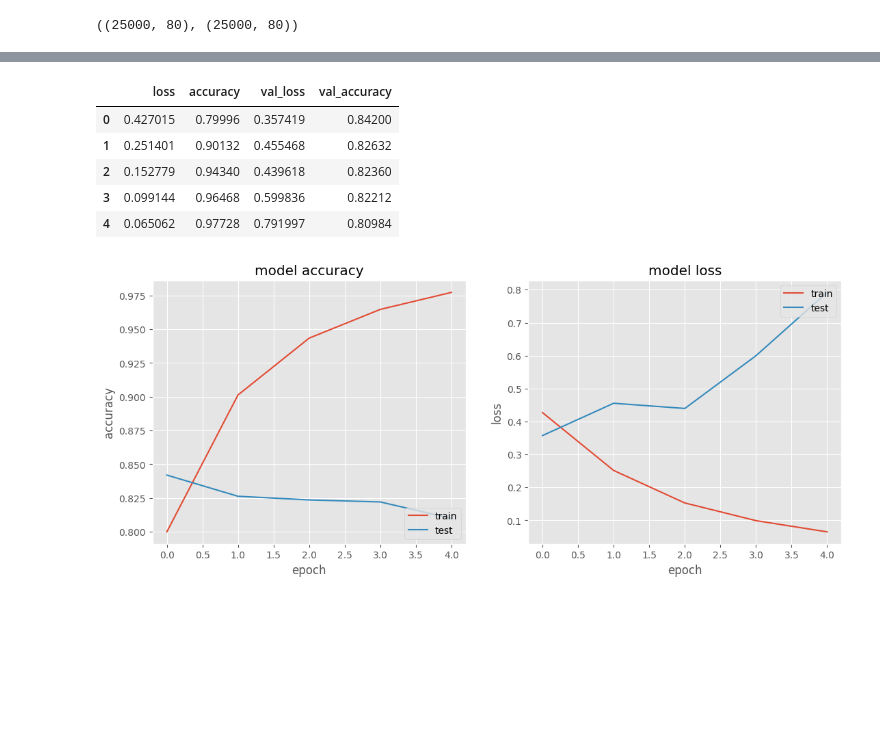
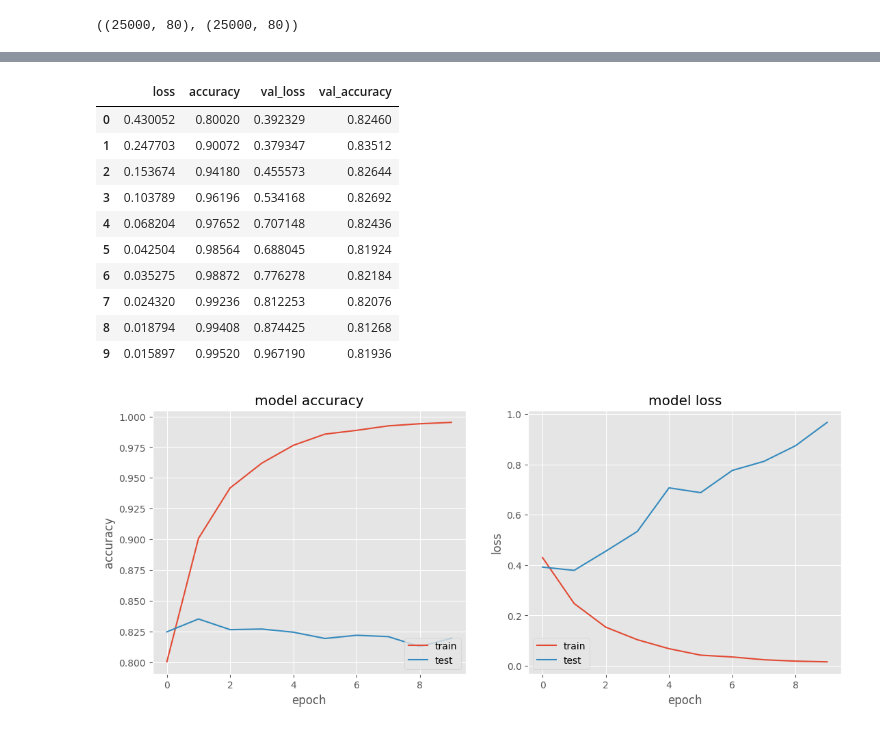
Before and after one commit to ksproska/sieci_neuronowe, a Jupyter notebook: exercise4/lstm.ipynb, the cells around one changed output, grey strips where cells are left out. Drawn from its saved outputs; the diff is of its cells as text; code cells hidden in the pictures; blank space fills up the shorter version.

```diff
--- a/exercise4/lstm.ipynb
+++ b/exercise4/lstm.ipynb
@@ -65,3 +65,3 @@ To enable them in other operations, rebuild TensorFlow with the appropriate comp
 # %%
-history = model.fit(x_train, y_train, batch_size=batch_size, epochs=5, validation_data=(x_test, y_test))
+history = model.fit(x_train, y_train, batch_size=batch_size, epochs=10, validation_data=(x_test, y_test))
 # %% [output]
@@ -79,30 +89,35 @@ Epoch 5/5
 pd.DataFrame(history.history)
 # %% [output]
 |  | loss | accuracy | val_loss | val_accuracy |
-| 0 | 0.427015 | 0.79996 | 0.357419 | 0.84200 |
-| 1 | 0.251401 | 0.90132 | 0.455468 | 0.82632 |
-| 2 | 0.152779 | 0.94340 | 0.439618 | 0.82360 |
-| 3 | 0.099144 | 0.96468 | 0.599836 | 0.82212 |
-| 4 | 0.065062 | 0.97728 | 0.791997 | 0.80984 |
+| 0 | 0.430052 | 0.80020 | 0.392329 | 0.82460 |
+| 1 | 0.247703 | 0.90072 | 0.379347 | 0.83512 |
+| 2 | 0.153674 | 0.94180 | 0.455573 | 0.82644 |
+| 3 | 0.103789 | 0.96196 | 0.534168 | 0.82692 |
+| 4 | 0.068204 | 0.97652 | 0.707148 | 0.82436 |
+| 5 | 0.042504 | 0.98564 | 0.688045 | 0.81924 |
+| 6 | 0.035275 | 0.98872 | 0.776278 | 0.82184 |
+| 7 | 0.024320 | 0.99236 | 0.812253 | 0.82076 |
+| 8 | 0.018794 | 0.99408 | 0.874425 | 0.81268 |
+| 9 | 0.015897 | 0.99520 | 0.967190 | 0.81936 |
 # %%
 plt.style.use('ggplot')
 fig, axis = plt.subplots(1, 2)
 fig.set_size_inches(13, 5)
 
 plt.sca(axis[0])
 plt.plot(history.history['accuracy'], label="train")
 plt.plot(history.history['val_accuracy'], label="test")
 plt.title('model accuracy')
 plt.ylabel('accuracy')
 plt.xlabel('epoch')
 plt.legend(loc='lower right')
 
 plt.sca(axis[1])
 plt.plot(history.history['loss'], label="train")
 plt.plot(history.history['val_loss'], label="test")
 plt.title('model loss')
 plt.ylabel('loss')
 plt.xlabel('epoch')
-plt.legend(loc='upper right');
+plt.legend(loc='lower left');
 # %% [output]
-[figure, old version]
+[figure, new version]
```
Also changed, not shown: parts of 3 cells of this notebook, 2 other files.
